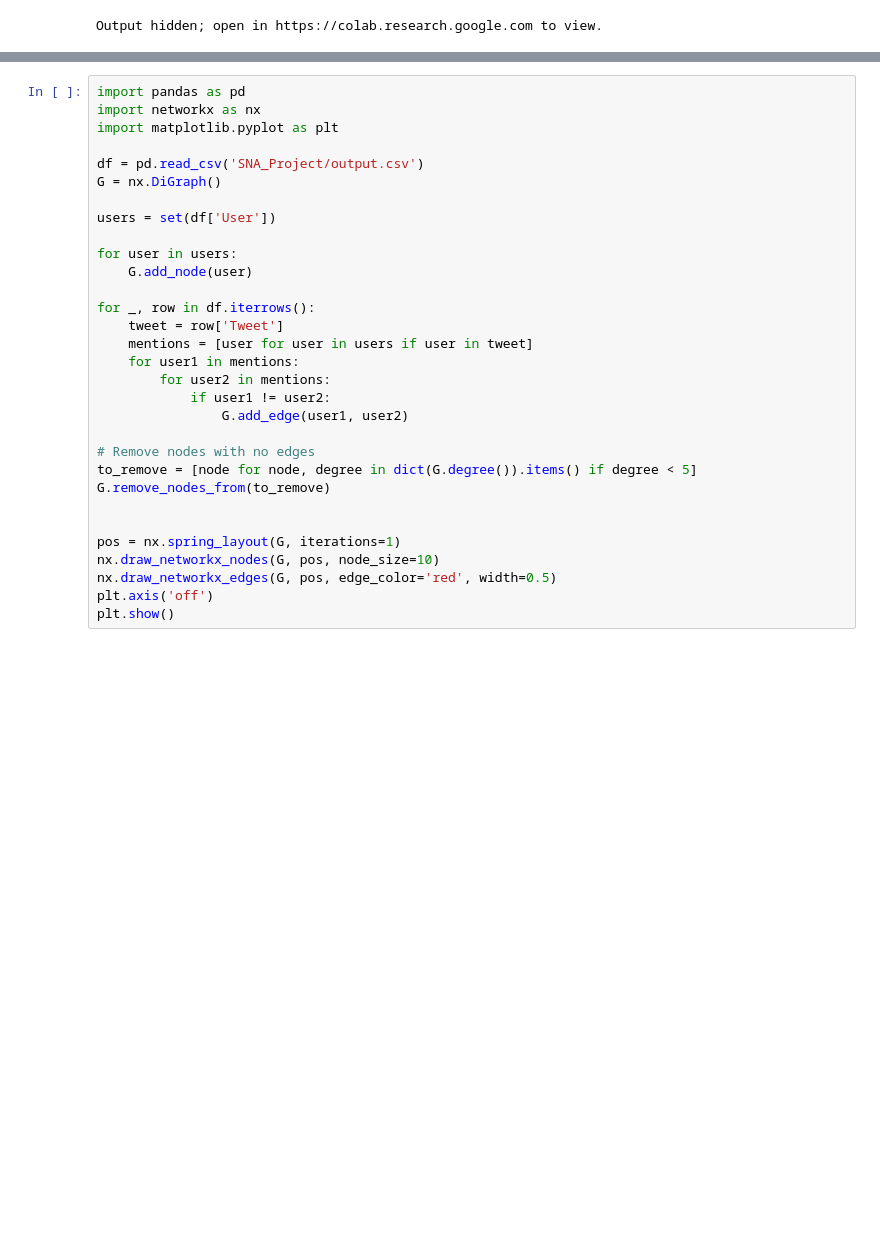
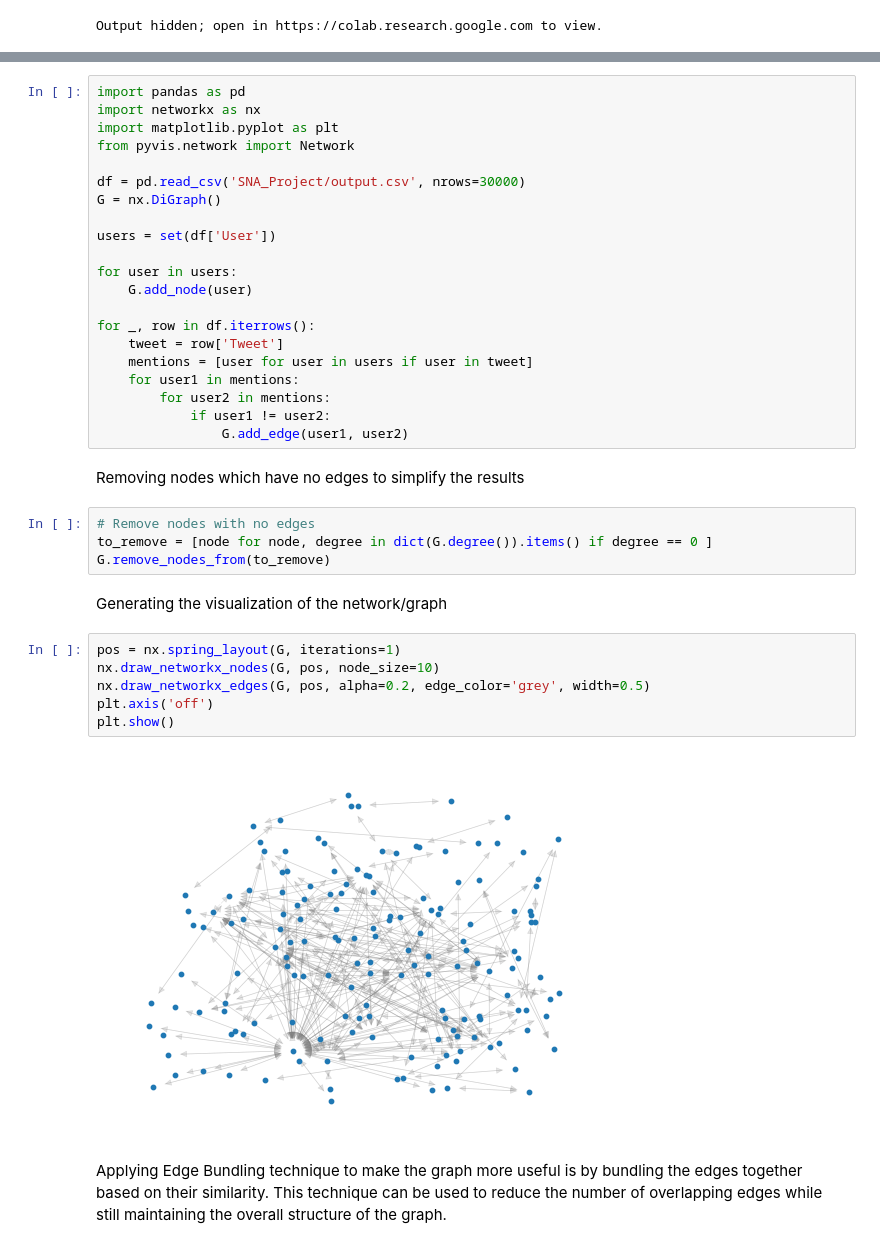
Before and after one commit to r1shabhpahwa/ChatGPT-Tweets-Social-Netork-Analysis, a Jupyter notebook: SNA_Project.ipynb, the cells around one changed output, grey strips where cells are left out. Drawn from its saved outputs; the diff is of its cells as text; blank space fills up the shorter version.

```diff
--- a/SNA_Project.ipynb
+++ b/SNA_Project.ipynb
@@ -445,8 +391,9 @@ plt.show()
 import pandas as pd
 import networkx as nx
 import matplotlib.pyplot as plt
+from pyvis.network import Network
 
-df = pd.read_csv('SNA_Project/output.csv')
+df = pd.read_csv('SNA_Project/output.csv', nrows=30000)
 G = nx.DiGraph()
 
 users = set(df['User'])
@@ -461,14 +408,21 @@ for _, row in df.iterrows():
         for user2 in mentions:
             if user1 != user2:
                 G.add_edge(user1, user2)
-
-# Remove nodes with no edges
-to_remove = [node for node, degree in dict(G.degree()).items() if degree < 5]
-G.remove_nodes_from(to_remove)
-
-
-pos = nx.spring_layout(G, iterations=1)
-nx.draw_networkx_nodes(G, pos, node_size=10)
-nx.draw_networkx_edges(G, pos, edge_color='red', width=0.5)
-plt.axis('off')
-plt.show()
+# %% [markdown]
+Removing nodes which have no edges to simplify the results
+# %%
+# Remove nodes with no edges
+to_remove = [node for node, degree in dict(G.degree()).items() if degree == 0 ]
+G.remove_nodes_from(to_remove)
+# %% [markdown]
+Generating the visualization of the network/graph
+# %%
+pos = nx.spring_layout(G, iterations=1)
+nx.draw_networkx_nodes(G, pos, node_size=10)
+nx.draw_networkx_edges(G, pos, alpha=0.2, edge_color='grey', width=0.5)
+plt.axis('off')
+plt.show()
+# %% [output]
+[figure, added]
+# %% [markdown]
+Applying Edge Bundling technique to make the graph more useful is by bundling the edges together based on their similarity. This technique can be used to reduce the number of overlapping edges while still maintaining the overall structure of the graph.
```
Also changed, not shown: parts of 8 cells of this notebook.
